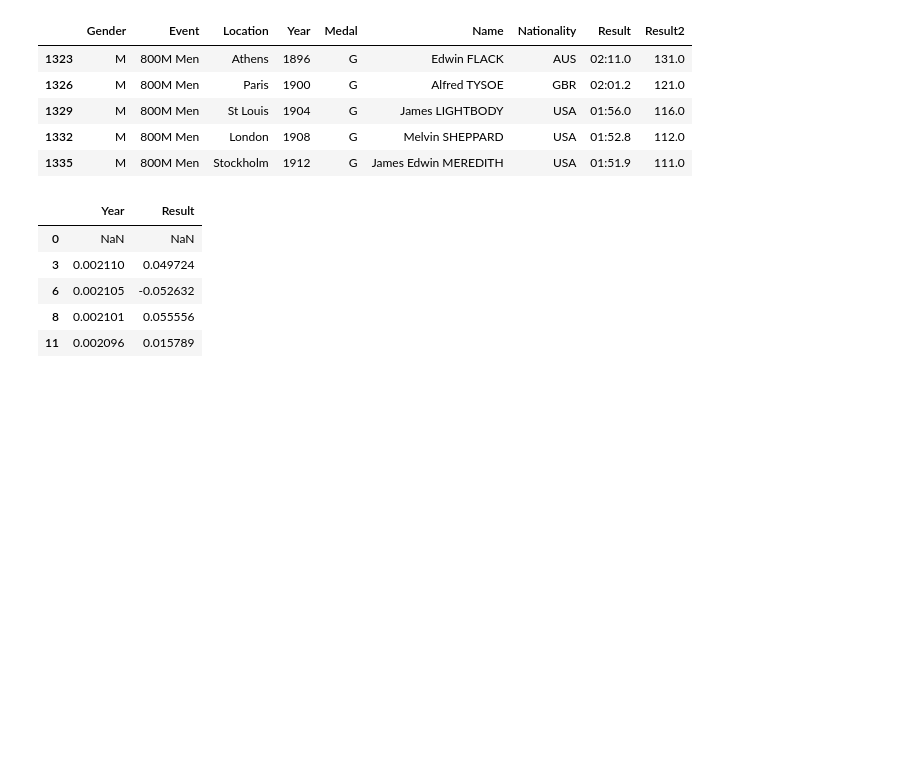
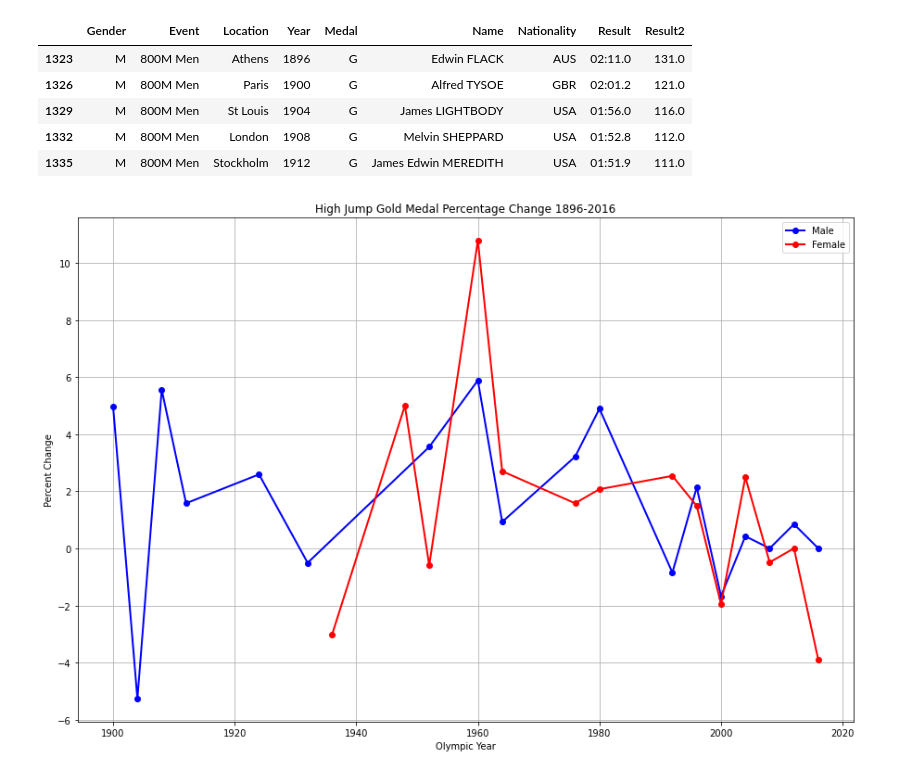
Before and after one commit to dstagner63/Project1, a Jupyter notebook: master_file.ipynb, the cells around one changed output. Cells and saved outputs as stored; diff of their text form; code cells hidden in the pictures; blank space fills up the shorter version.

Commit message:
added the percent change code

```diff
--- a/master_file.ipynb
+++ b/master_file.ipynb
@@ -506,11 +492,17 @@ gold_800_df.head()
-# %%
-
-mhj_percent_df = mhj_gold_df.pct_change(periods=1)
-mhj_percent_df.head()
-# %% [output]
-|  | Year | Result |
-| 0 | NaN | NaN |
-| 3 | 0.002110 | 0.049724 |
-| 6 | 0.002105 | -0.052632 |
-| 8 | 0.002101 | 0.055556 |
-| 11 | 0.002096 | 0.015789 |
+# %%
+# Add a column and calculate the percent change from one year to the last.
+mhj_gold_df['Percent_Change'] = mhj_gold_df['Result'].pct_change(periods=1)*100
+whj_gold_df['Percent_Change'] = whj_gold_df['Result'].pct_change(periods=1)*100
+#Plot the High Jump gold medal male and female percent change to line graph and save file to output folder
+fig= plt.figure(figsize=(15,10))
+plt.plot(mhj_gold_df["Year"], mhj_gold_df["Percent_Change"], linewidth=2, marker="o", color="blue", label="Male")
+plt.plot(whj_gold_df["Year"], whj_gold_df["Percent_Change"], linewidth=2, marker="o", color="red", label="Female")
+plt.grid()
+plt.legend(loc="upper right")
+plt.title("High Jump Gold Medal Percentage Change 1896-2016")
+plt.xlabel("Olympic Year")
+plt.ylabel("Percent Change")
+plt.savefig("Output/High Jump Gold Medal Percentage Change 1896-2016.png")
+plt.show()
+# %% [output]
+[figure, added]
```
Also changed, not shown: parts of 6 cells of this notebook, 4 other files.
